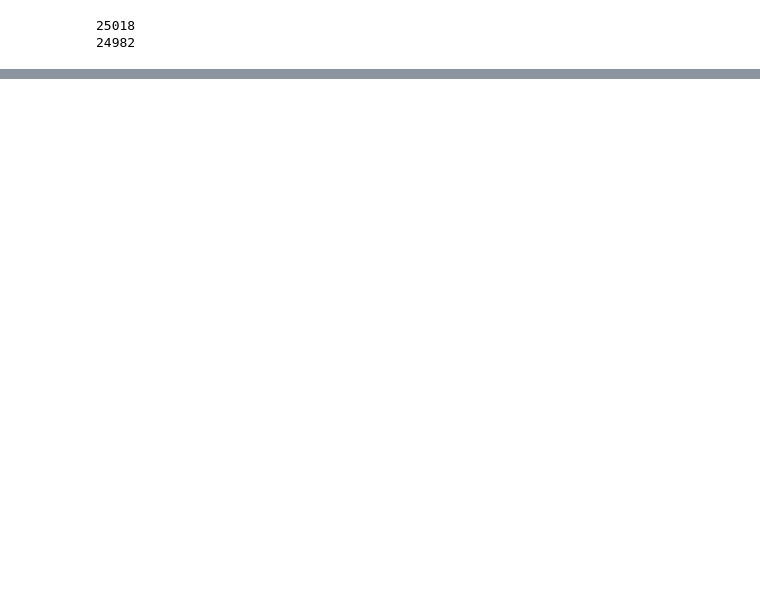
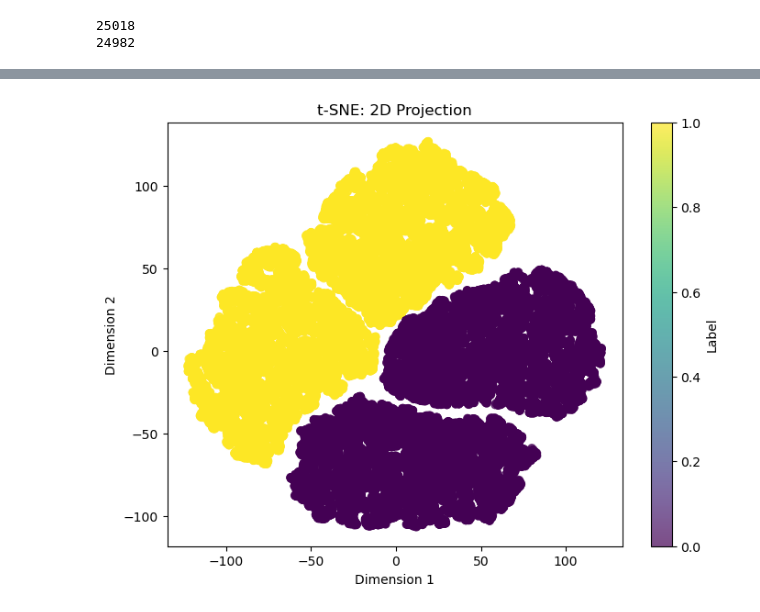
Before and after one commit to jPorterDosch/Twitter-Bot-Detection, a Jupyter notebook: initial_pass.ipynb, the cells around one changed output, grey strips where cells are left out. Cells and saved outputs as stored; diff of their text form; code cells hidden in the pictures; blank space fills up the shorter version.

```diff
--- a/initial_pass.ipynb
+++ b/initial_pass.ipynb
@@ -88,0 +109,14 @@ ValueError: setting an array element with a sequence.
+# %%
+# Interesting, but doesn't preserve local structure very well, let's look at t-SNE
+from sklearn.manifold import TSNE
+X_tsne = TSNE(n_components=2, random_state=42).fit_transform(X)
+
+plt.figure(figsize=(8, 6))
+plt.scatter(X_tsne[:, 0], X_tsne[:, 1], c=y, cmap='viridis', alpha=0.7)
+plt.title("t-SNE: 2D Projection")
+plt.xlabel("Dimension 1")
+plt.ylabel("Dimension 2")
+plt.colorbar(label='Label')
+plt.show()
+# %% [output]
+[figure, added]
```
Also changed, not shown: parts of 10 cells of this notebook, 2 other files.
